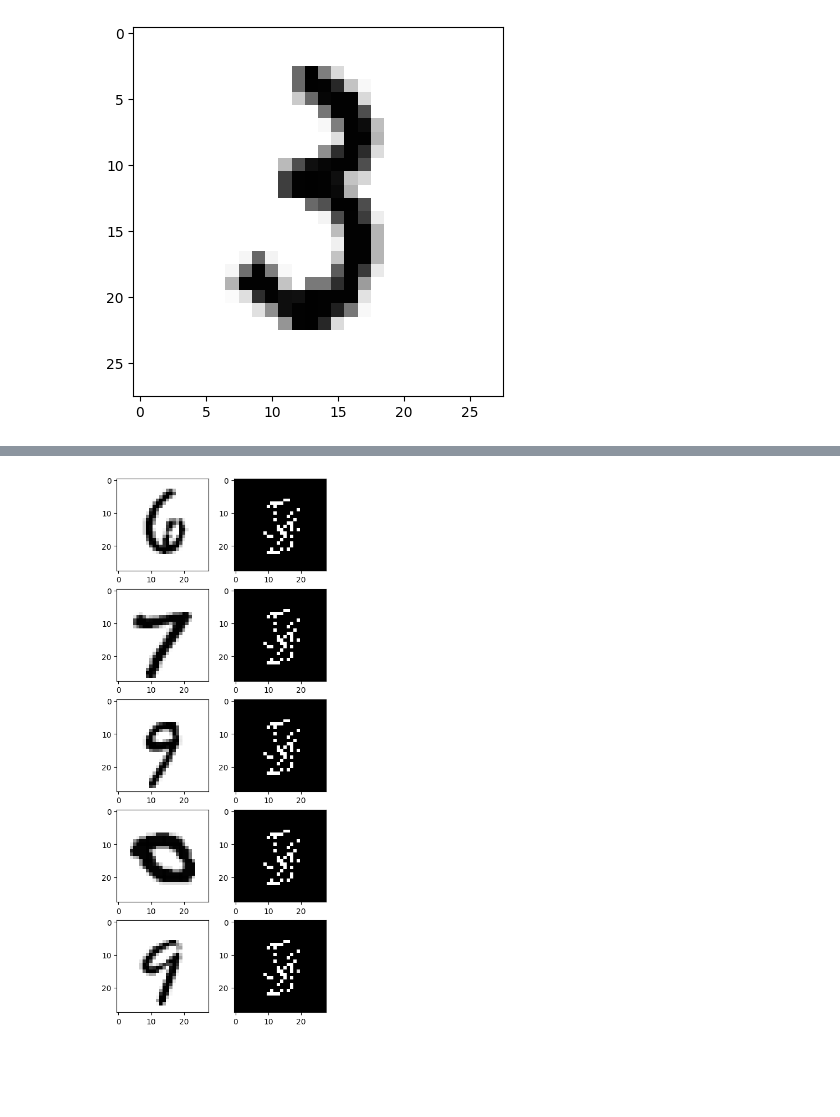
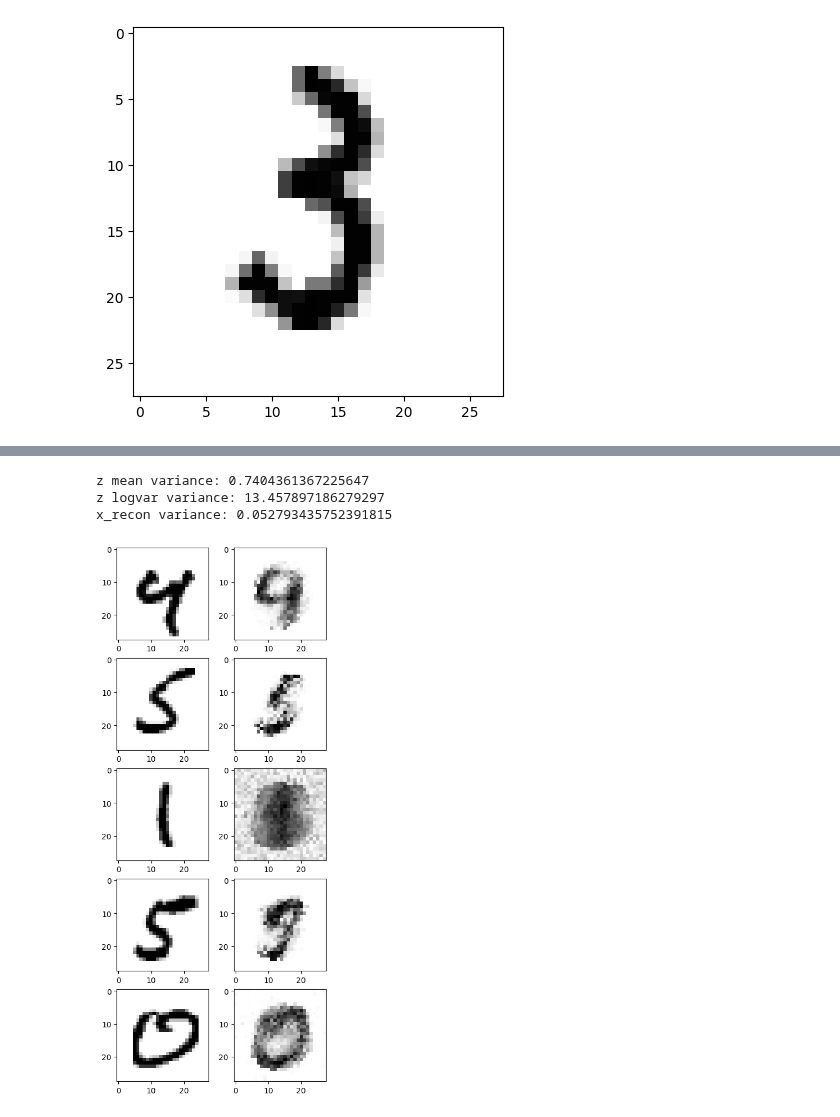
Before and after one commit to qc2321/embedders, a Jupyter notebook: notebooks/6_pc_mcvae.ipynb, the cells around one changed output, grey strips where cells are left out. Cells and saved outputs as stored; diff of their text form; code cells hidden in the pictures; blank space fills up the shorter version.

```diff
--- a/notebooks/6_pc_mcvae.ipynb
+++ b/notebooks/6_pc_mcvae.ipynb
@@ -75,19 +73,27 @@ class Decoder(torch.nn.Module):
 from tqdm.notebook import tqdm
 import matplotlib.pyplot as plt
 
-BATCH_SIZE = 128
+SIGNATURE = [(-1, 16), (0, 16), (1, 16)]
+BATCH_SIZE = 64
+N_EPOCHS = 5
+LR = 1e-5
+BETA = 0.1
+N_SAMPLES = 32
+CLIP_GRAD = False
 
 # Manifold stuff
-pm = ProductManifold([(-1, 2), (0, 2), (1, 2)])
-vae = ProductSpaceVAE(product_manifold=pm, encoder=Encoder(pm), decoder=Decoder(pm), beta=1.0, device=device)
+# pm = ProductManifold([(-1, 2), (0, 2), (1, 2)])
+pm = ProductManifold(SIGNATURE)
+vae = ProductSpaceVAE(
+    product_manifold=pm, encoder=Encoder(pm), decoder=Decoder(pm), beta=BETA, n_samples=N_SAMPLES, device=device
+)
 
 # Training stuff
 X_train = mnist.data.float().view(-1, 28 * 28) / 255.0
-opt = torch.optim.Adam(vae.parameters(), lr=5e-6)
+opt = torch.optim.Adam(vae.parameters(), lr=LR)
 
 # Visualization stuff
-my_tqdm = tqdm(total=10 * len(X_train))
-fig, ax = plt.subplots()  # Create a figure and a set of subplots
+my_tqdm = tqdm(total=N_EPOCHS * len(X_train))
 
 # Device stuff
 vae = vae.to(device)
@@ -109,8 +115,9 @@ def grads_ok(vae):
     return out
 
 
-for epoch, lr in enumerate([1e-7, 1e-6, 5e-6, 1e-5, 5e-5, 5e-5, 5e-5, 5e-5, 5e-5, 5e-5]):
-    opt.param_groups[0]["lr"] = lr
+L = torch.nn.MSELoss(reduction="none")
+for epoch in range(N_EPOCHS):
+    # opt.param_groups[0]["lr"] = lr
     for i in range(0, len(X_train), BATCH_SIZE):
         x_batch = X_train[i : i + BATCH_SIZE]
 
@@ -121,7 +128,8 @@ for epoch, lr in enumerate([1e-7, 1e-6, 5e-6, 1e-5, 5e-5, 5e-5, 5e-5, 5e-5, 5e-5
         loss.backward()
 
         # Gradient clipping
-        # torch.nn.utils.clip_grad_norm_(vae.parameters(), 1.0)
+        if CLIP_GRAD:
+            torch.nn.utils.clip_grad_norm_(vae.parameters(), 1.0)
         if torch.isnan(loss):
             print(f"Loss is NaN at iteration {i}")
         elif torch.isinf(loss):
@@ -129,9 +137,9 @@ for epoch, lr in enumerate([1e-7, 1e-6, 5e-6, 1e-5, 5e-5, 5e-5, 5e-5, 5e-5, 5e-5
         elif grads_ok(vae):
             opt.step()
 
-        if i % 100 * BATCH_SIZE == 0:
-            z_mean, z_sigma = vae.encoder(x_batch)
-            my_tqdm.set_postfix({"Example latent": ", ".join([f"{x:.2f}" for x in z_mean[0]])})
+        # if i % 100 * BATCH_SIZE == 0:
+        #     z_mean, z_sigma = vae.encoder(x_batch)
+        #     my_tqdm.set_postfix({"Example latent": ", ".join([f"{x:.2f}" for x in z_mean[0]])})
 
         my_tqdm.update(BATCH_SIZE)
         my_tqdm.set_description(f"Epoch {epoch}, loss: {loss.item():.1f}, ll: {ll.item():.1f}, kl: {kl.item():.1f}")
@@ -157,13 +146,20 @@ Loss is NaN at iteration 59392
 # %%
 # Let's try a reconstruction
 N_RECONSTRUCTIONS = 5
 
 x = X_train[torch.randint(low=0, high=len(X_train), size=(N_RECONSTRUCTIONS,))]
-x_recon, z_mean, z_logvar = vae(x.view(-1, 28 * 28))
+x_recon, z_mean, sigma = vae(x.view(-1, 28 * 28))
 
-fig, axs = plt.subplots(N_RECONSTRUCTIONS, 2, figsize=(5, 5*N_RECONSTRUCTIONS/2))
+fig, axs = plt.subplots(N_RECONSTRUCTIONS, 2, figsize=(5, 5 * N_RECONSTRUCTIONS / 2))
 for i in range(N_RECONSTRUCTIONS):
     axs[i, 0].imshow(x[i].view(28, 28).detach().cpu().numpy(), cmap="gray_r")
     axs[i, 1].imshow(x_recon[i].view(28, 28).detach().cpu().numpy(), cmap="gray_r")
+
+print(f"z mean variance: {z_mean.var(dim=0).mean().item()}")
+print(f"z logvar variance: {sigma.var(dim=0).mean().item()}")
+print(f"x_recon variance: {x_recon.var().item()}")
 # %% [output]
+z mean variance: 0.7404361367225647
+z logvar variance: 13.457897186279297
+x_recon variance: 0.052793435752391815
-[figure, old version]
+[figure, new version]
```
Also changed, not shown: parts of 4 cells of this notebook, 1 other file.
